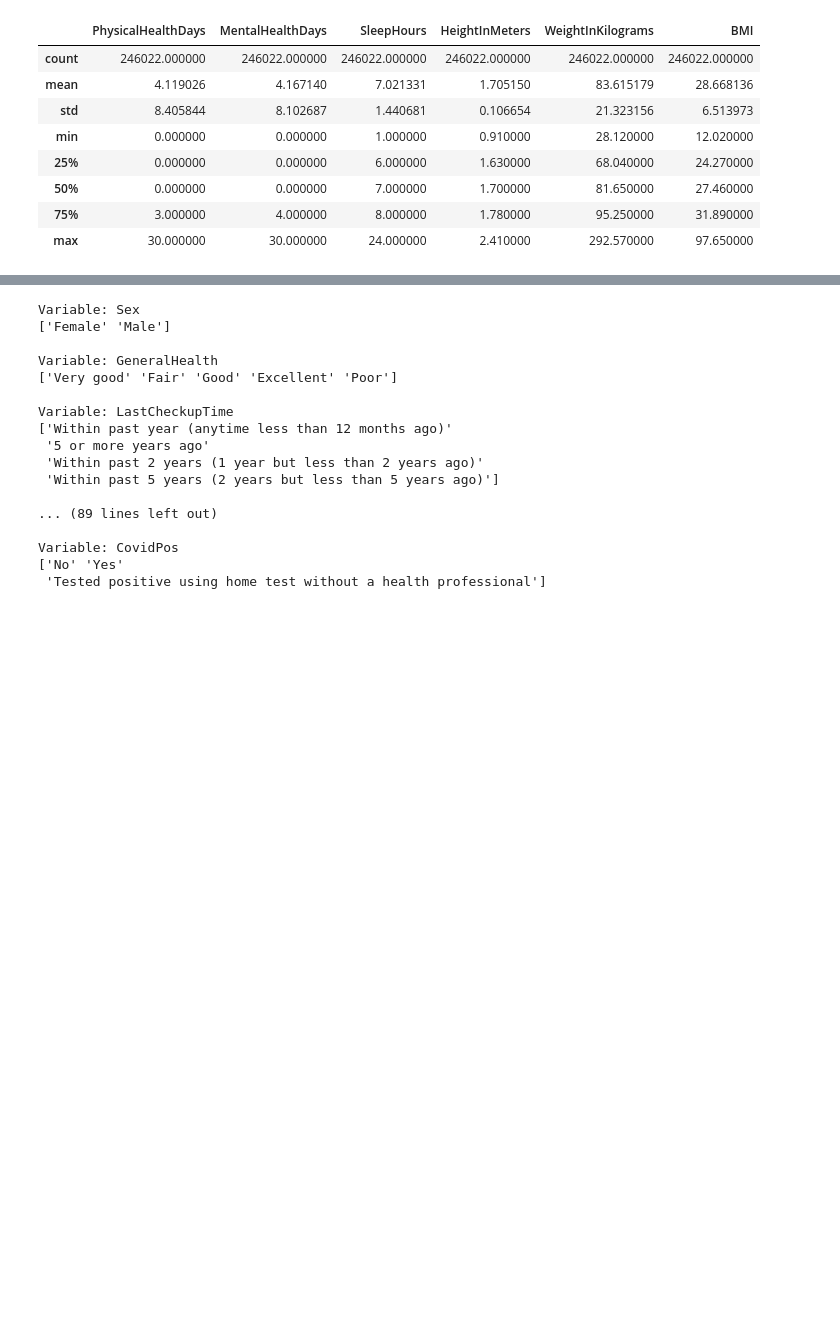
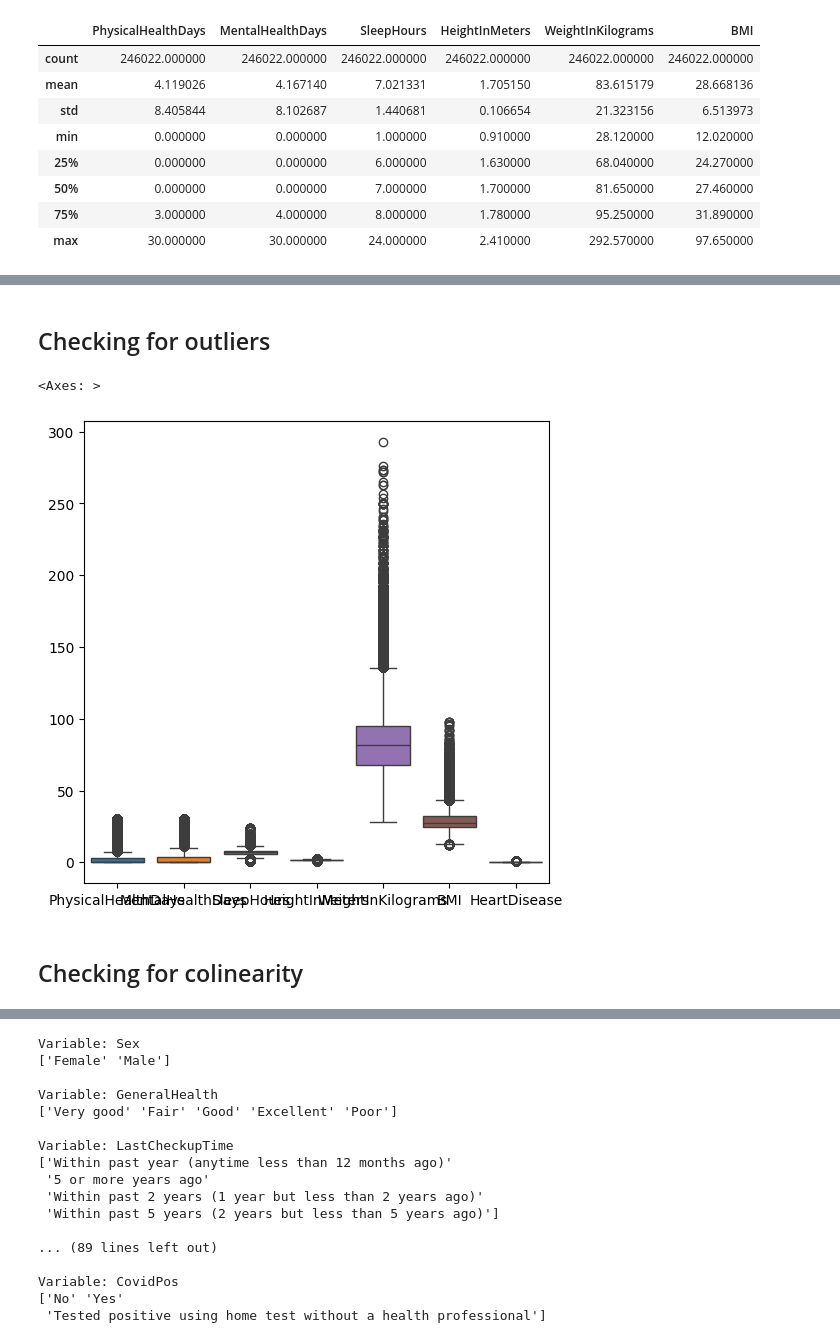
Before and after one commit to hoybrett99/HeartDiseasePrediction, a Jupyter notebook: heart_disease_analysis.ipynb, the cells around one changed output, grey strips where cells are left out. Saved outputs shown, nothing was run; the diff lists cells and outputs as text; code cells hidden in the pictures; blank space fills up the shorter version.

```diff
--- a/heart_disease_analysis.ipynb
+++ b/heart_disease_analysis.ipynb
@@ -117,3 +158,14 @@ df_num.head()
+# %% [markdown]
+## Checking for outliers
+# %%
+# creating boxplot visuals
+plt.figure(figsize=(6,6))
+sns.boxplot(data=df_num)
+# %% [output]
+<Axes: >
+[figure, added]
+# %% [markdown]
+## Checking for colinearity
 # %%
 # Creating a heatmap to see the correlation between numeric variables
 sns.heatmap(df_num.corr(), annot=True)
```
Also changed, not shown: parts of 29 cells of this notebook.
